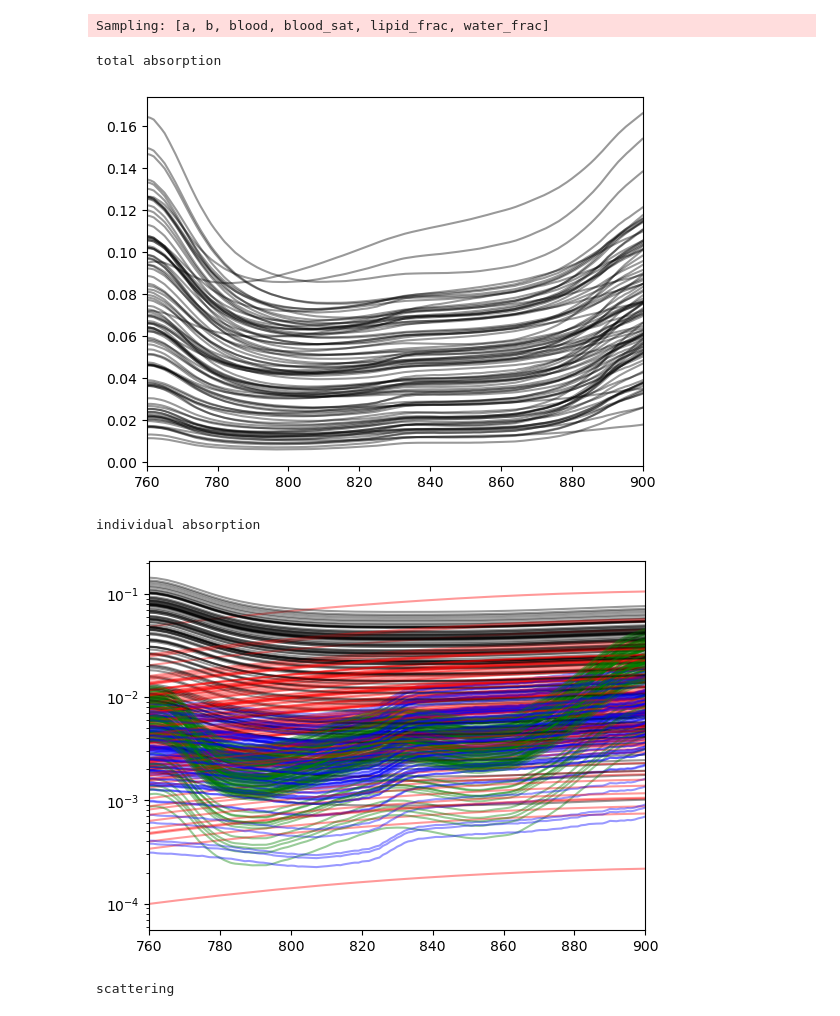
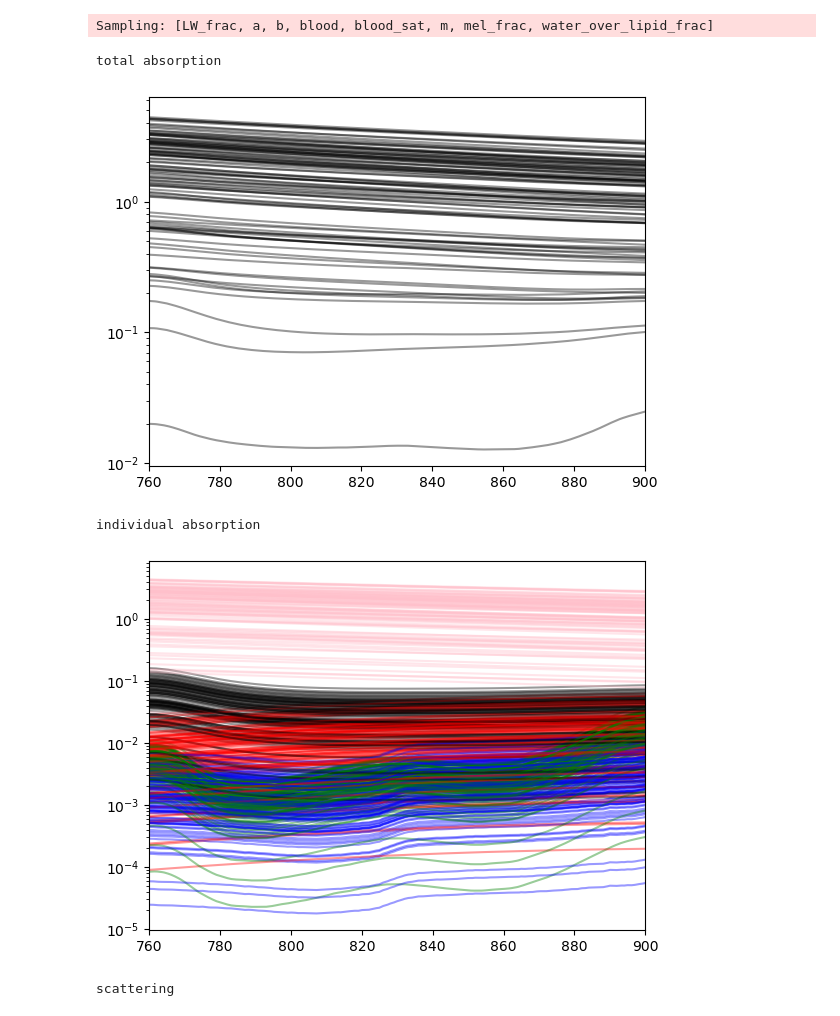
Before and after one commit to sebmorris/mcml-analysis, a Jupyter notebook: priors.ipynb, the cells around one changed output. Drawn from its saved outputs; the diff is of its cells as text; code cells hidden in the pictures.

Commit message:
starting abc graphs

```diff
--- a/priors.ipynb
+++ b/priors.ipynb
@@ -7,20 +7,25 @@ from helpers.interpolate_extinction_coeffs import extinction_coeffs
 wls, (water_ex, oxy_ex, deoxy_ex, lipid_ex) = extinction_coeffs()
 
 with pm.Model() as skin_scalp:
-    blood = pm.TruncatedNormal('blood', mu=40, lower=1, upper=100, sigma=40)
+    blood = pm.Uniform('blood', lower=1, upper=100)
     blood_sat = pm.Beta('blood_sat', alpha=2, beta=5)
     oxy = pm.Deterministic('oxy', blood_sat*blood)
     deoxy = pm.Deterministic('deoxy', (1 - blood_sat)*blood)
 
-    water_frac = pm.Beta('water_frac', alpha=2, beta=5)
-    lipid_frac = pm.Beta('lipid_frac', alpha=2, beta=2)
+    lw_frac = pm.Beta('LW_frac', alpha=2, beta=5)
+    w_over_lw_frac = pm.Beta('water_over_lipid_frac', alpha=2, beta=2)
+    water_frac = pm.Deterministic('water_frac', lw_frac*w_over_lw_frac)
+    lipid_frac = pm.Deterministic('lipid_frac', w_over_lw_frac - water_frac)
+    m = pm.Uniform('m', lower=2.5, upper=3.5)
+    mel_frac = pm.Uniform('mel_frac', lower=0, upper=0.025)
 
+    mel_abs = pm.Deterministic('mel_abs', 519*mel_frac*(wls / 500)**(-m))
     water_abs = pm.Deterministic('water_abs', water_frac*55.5*water_ex)
     oxy_abs = pm.Deterministic('oxy_abs', oxy*oxy_ex*1e-6)
     deoxy_abs = pm.Deterministic('deoxy_abs', deoxy*deoxy_ex*1e-6)
     lipid_abs = pm.Deterministic('lipid_abs', lipid_frac*lipid_ex)
     absorption = pm.Deterministic('absorption',
-        water_abs + oxy_abs + deoxy_abs + lipid_abs
+        water_abs + oxy_abs + deoxy_abs + lipid_abs + mel_abs
     )
 
     a = pm.Uniform('a', lower=5, upper=60)
@@ -33,38 +38,41 @@ with pm.Model() as skin_scalp:
 with skin_scalp:
     prior = pm.sample_prior_predictive(samples=100)
 # %% [output]
-Sampling: [a, b, blood, blood_sat, lipid_frac, water_frac]
+Sampling: [LW_frac, a, b, blood, blood_sat, m, mel_frac, water_over_lipid_frac]
 # %%
 wl_range = (760, 900)
 prior_abs = prior['prior'].absorption[0, ...]
 
 print('total absorption')
 plt.figure()
 for row in prior_abs:
     plt.plot(wls, row, color='black', alpha=0.4)
+
+plt.yscale('log')
 plt.xlim(wl_range)
 plt.show()
 
 print('individual absorption')
 plt.figure()
 for i in prior['prior'].draw:
     plt.plot(wls, prior['prior'].water_abs[0, i, :], color='blue', alpha=0.4)
     plt.plot(wls, prior['prior'].oxy_abs[0, i, :], color='red', alpha=0.4)
     plt.plot(wls, prior['prior'].deoxy_abs[0, i, :], color='black', alpha=0.4)
     plt.plot(wls, prior['prior'].lipid_abs[0, i, :], color='green', alpha=0.4)
+    plt.plot(wls, prior['prior'].mel_abs[0, i, :], color='pink', alpha=0.4)
 plt.xlim(wl_range)
 plt.yscale('log')
 plt.show()
 
 print('scattering')
 plt.figure()
 for i in prior['prior'].draw:
     plt.plot(wls, prior['prior'].scattering[0, i, :], color='black', alpha=0.4)
 plt.xlim(wl_range)
 plt.show()
 # %% [output]
 total absorption
-[figure, old version]
+[figure, new version]
 individual absorption
-[figure, old version]
+[figure, new version]
 scattering
```
Also changed, not shown: parts of 2 cells of this notebook, 5 other files.
